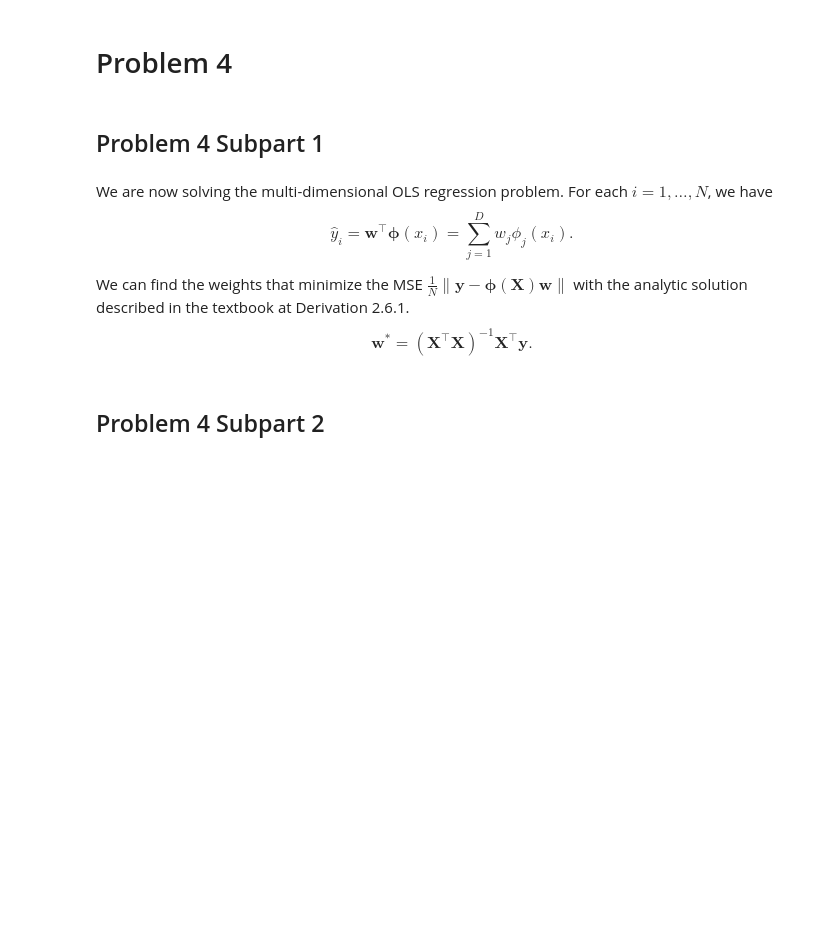
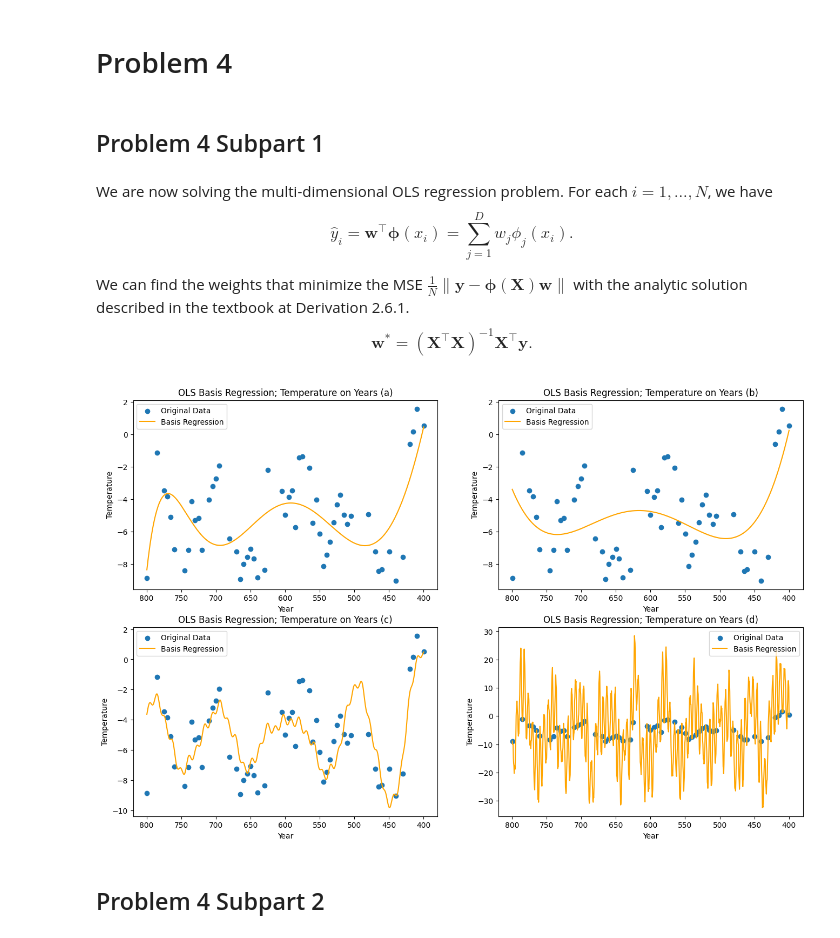
Before and after one commit to yusufyildirim01/cs181-s24-homeworks, a Jupyter notebook: hw1/homework1.ipynb, the cells around one changed output. Cells and saved outputs as stored; diff of their text form; code cells hidden in the pictures; blank space fills up the shorter version.

```diff
--- a/hw1/homework1.ipynb
+++ b/hw1/homework1.ipynb
@@ -239,16 +245,20 @@ def make_basis(X,part='a'):
       phi_X.append(X**j)
     pass
 
-  elif part=='b':
-    pass
+  elif part == 'b':
+      for j in range(1, 10):
+          mu_j = (j + 7) / 8
+          phi_X.append(exp_kernel(X, mu_j))
 
-  elif part=='c':
-    pass
+  elif part == 'c':
+      for j in range(1, 10):
+          phi_X.append(np.cos(X / j))
 
-  elif part=='d':
-    pass
+  elif part == 'd':
+      for j in range(1, 50):
+          phi_X.append(np.cos(X / j))
 
-  return np.vstack(phi_X).T
+  return np.array(phi_X).T
 # %% [markdown]
 We are now solving the multi-dimensional OLS regression problem. For each $i=1,\ldots, N$, we have
 $$ \hat y_i = \mathbf{w}^\top\mathbf{\phi}(x_i) = \sum_{j=1}^D w_j \phi_j(x_i).  $$
@@ -263,26 +273,28 @@ def find_weights(X,y):
 # %%
 _, ax = plt.subplots(2,2, figsize = (16,10))
 
 for i, part in enumerate(['a', 'b', 'c' ,'d']):
   # Plotting the original data
   phi_years_train = make_basis(year_train, part)
   w = find_weights(phi_years_train, temp_train)
 
 
   ax[i//2, i%2].scatter(year_train, temp_train, label = "Original Data")
 
   xs = np.linspace(year_train.min(), year_train.max(), 1000)
-  y_pred = [0 for _ in xs]
+  phi_xs = make_basis(xs, part)
+  y_pred = np.dot(phi_xs, w)
   ax[i//2, i%2].plot(xs, y_pred, color = 'orange', label = "Basis Regression")
   ax[i//2, i%2].set_xlabel("Year")
   ax[i//2, i%2].set_ylabel("Temperature")
   ax[i//2, i%2].set_title(f"OLS Basis Regression; Temperature on Years ({part})")
 
   ax[i//2, i%2].legend()
-
-  # TODO: Plot the regression line generated by your model.
   ax[i//2, i%2].invert_xaxis()
 
-plt.savefig("images/p3.1.png")
+plt.savefig("hw1/images/p3.1.png")
+plt.show()
+# %% [output]
+[figure, added]
 # %% [markdown]
 ## Problem 4 Subpart 2
```
Also changed, not shown: parts of 5 cells of this notebook, 1 other file.
